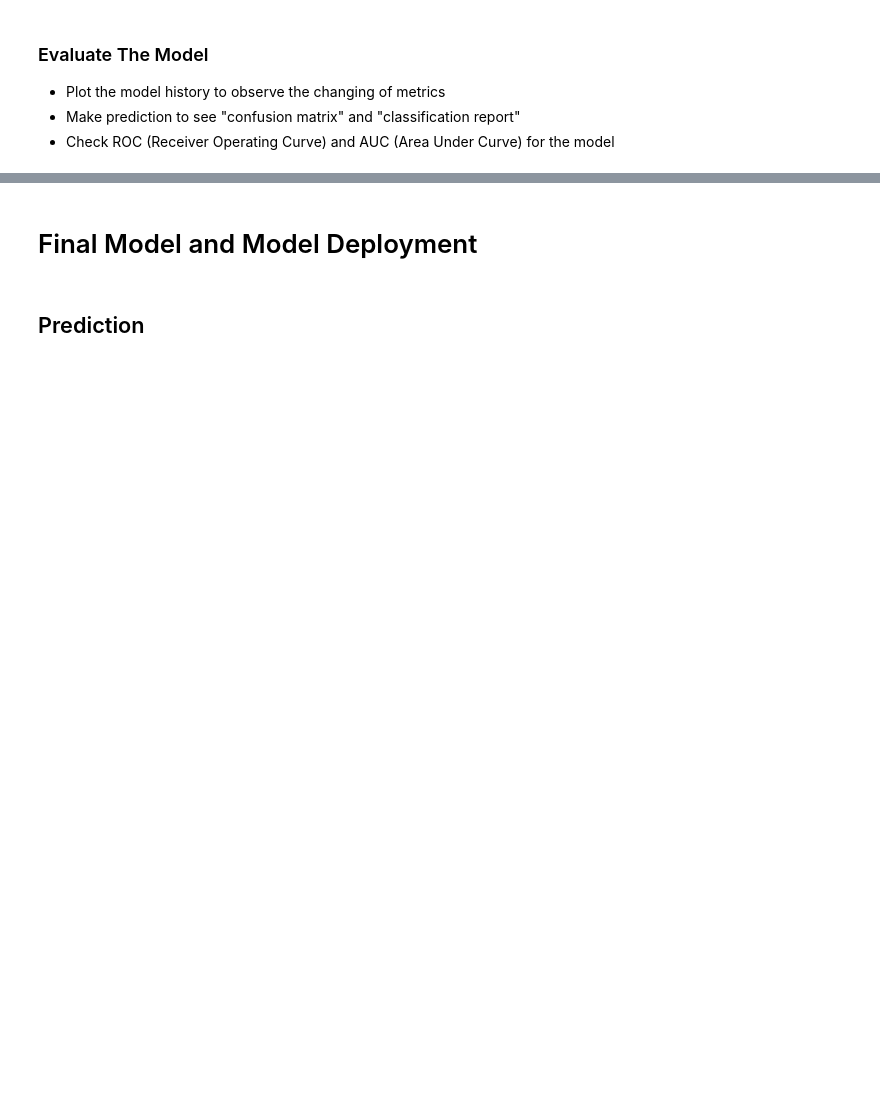
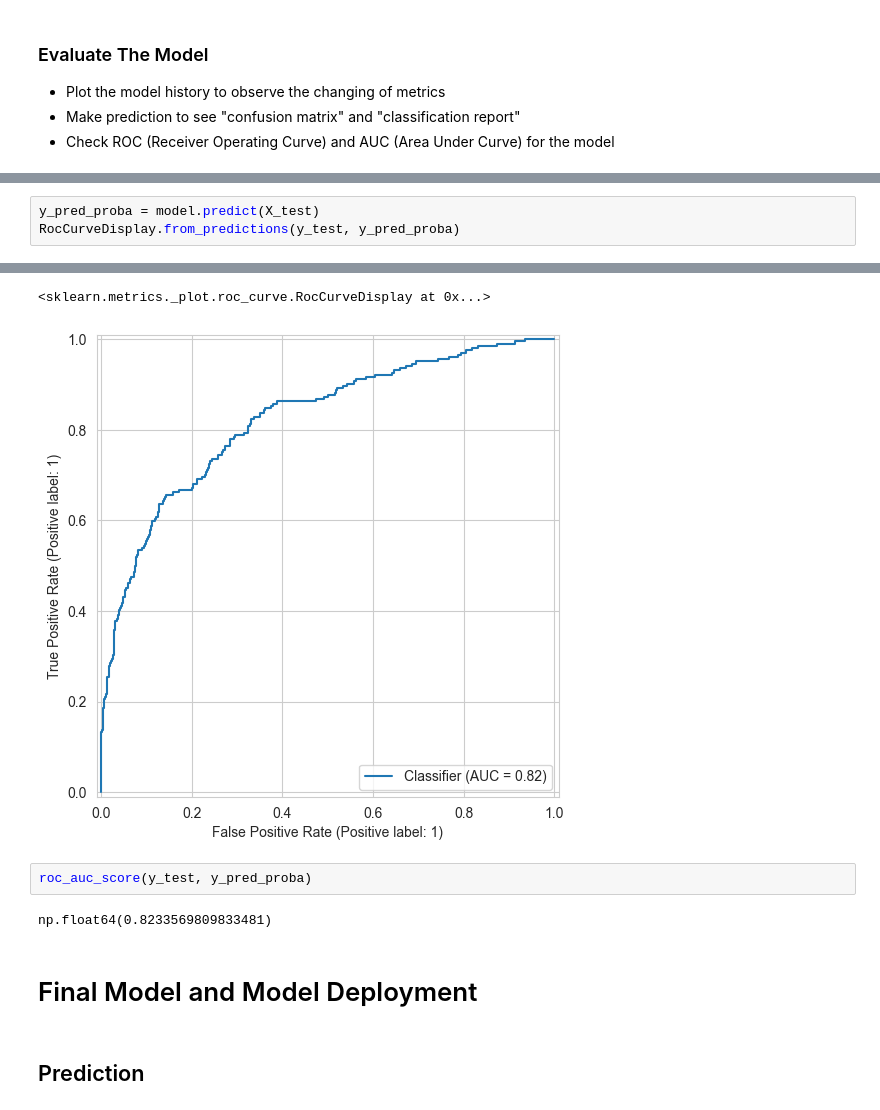
Before and after one commit to iceyisaak/dl_assignment-1, a Jupyter notebook: DL-Assignment-1 (Classification with ANN-Churn Prediction)-Student.ipynb, the cells around one changed output, grey strips where cells are left out. Drawn from its saved outputs; the diff is of its cells as text; blank space fills up the shorter version.

```diff
--- a/DL-Assignment-1 (Classification with ANN-Churn Prediction)-Student.ipynb
+++ b/DL-Assignment-1 (Classification with ANN-Churn Prediction)-Student.ipynb
@@ -591,0 +941,4 @@ Investigate how the "class_weight" hyper-parameter is used in a Neural Network.
+# %%
+y_pred_proba = model.predict(X_test)
+RocCurveDisplay.from_predictions(y_test, y_pred_proba)
+# %% [output]
@@ -592,3 +946,9 @@ Investigate how the "class_weight" hyper-parameter is used in a Neural Network.
+<sklearn.metrics._plot.roc_curve.RocCurveDisplay at 0x...>
+[figure, added]
+# %%
+roc_auc_score(y_test, y_pred_proba)
+# %% [output]
+np.float64(0.8233569809833481)
 # %% [markdown]
 # Final Model and Model Deployment
 # %% [markdown]
```
Also changed, not shown: parts of 34 cells of this notebook.
